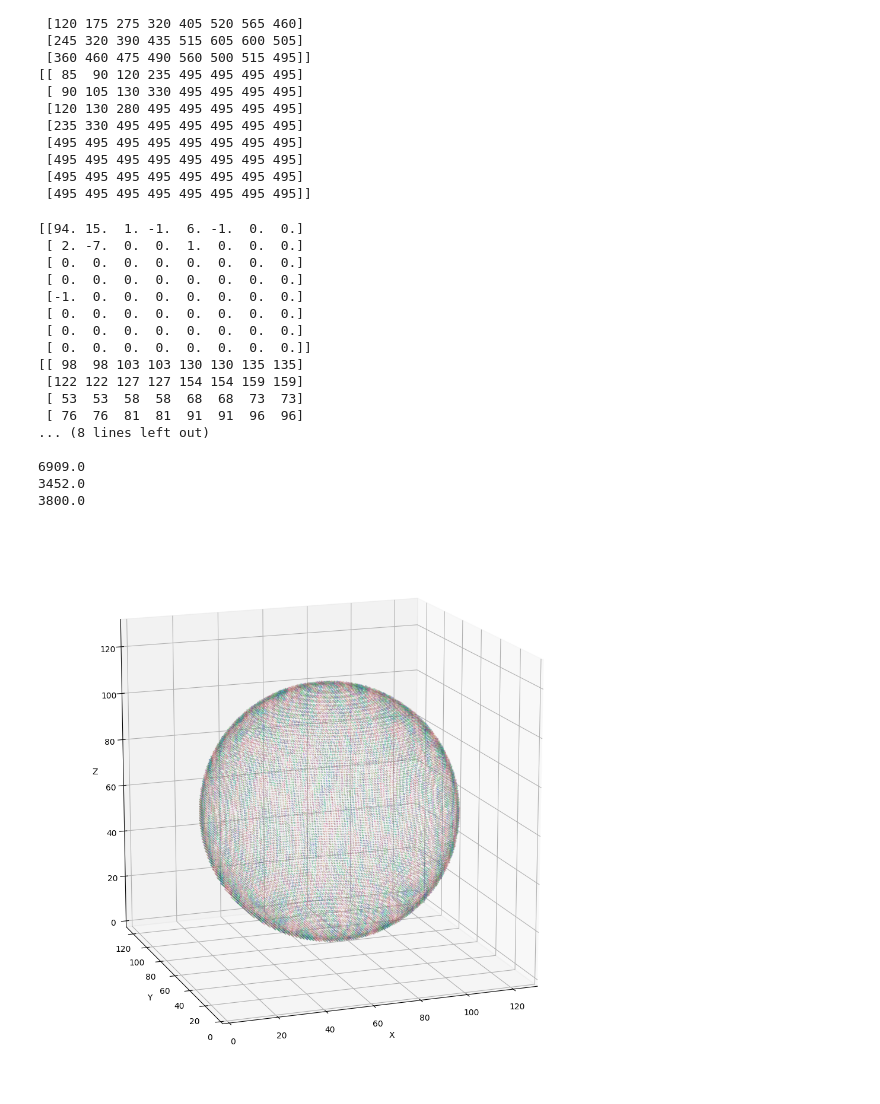
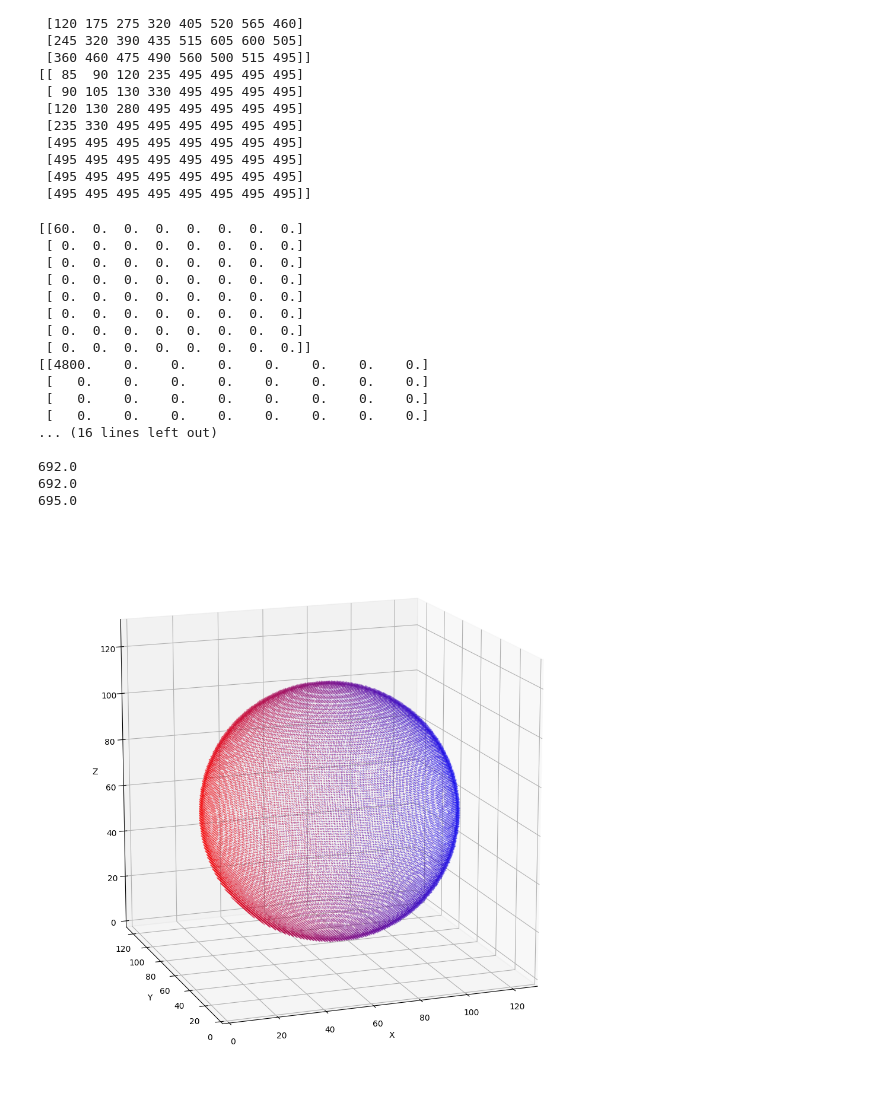
Before and after one commit to tubakun/game, a Jupyter notebook: keiro/3Dload_toridashi.ipynb, the cells around one changed output. Cells and saved outputs as stored; diff of their text form; code cells hidden in the pictures.

```diff
--- a/keiro/3Dload_toridashi.ipynb
+++ b/keiro/3Dload_toridashi.ipynb
@@ -70,12 +70,12 @@ color = np.zeros((dot, 3), dtype=int)
 
 # RGB値を設定
 for i in range(dot):
-    #red = 255 * (dot - i) // dot
-    #blue = 255 * i // dot
-    #green = 0
-    red = 3*i % 256
-    blue = 10*(i+120) % 256
-    green = 7*(i+240) % 256
+    red = 255 * (dot - i) // dot
+    blue = 255 * i // dot
+    green = 0
+    #red = 3*i % 256
+    #blue = 10*(i+120) % 256
+    #green = 7*(i+240) % 256
     color[i] = [red, green, blue]
 
 virtex_color = np.concatenate([virtex, color], 1)
@@ -466,6 +466,8 @@ for i in range(maisu):
     Y[i,:,:] = Y[i,:,:]*tableY
     Cr[i,:,:] = Cr[i,:,:]*tableC
     Cb[i,:,:] = Cb[i,:,:]*tableC
+    if i == 0:
+        print(Y[0,:,:])
     #if i == 0:print(Y[0,:,:])
 
 
@@ -519,42 +521,42 @@ print("\n")
 print(np.sum(nonzeroY))
 print(np.sum(nonzeroCr))
 print(np.sum(nonzeroCb))
 
 
 #像の表示
 fig = plt.figure(figsize = (12, 12))
 ax = fig.add_subplot(projection='3d')
 ax.set_title("", size = 20)
 ax.set_xlabel("X")
 ax.set_ylabel("Y")
 ax.set_zlabel("Z")
 ax.set_xlim(0,128)
 ax.set_ylim(0,128)
 ax.set_zlim(0,129)
 ax.scatter(virtex_colors_recrypt[:,0], virtex_colors_recrypt[:,1], virtex_colors_recrypt[:,2], s = 0.5, c = colors_recrypt_seikika, alpha = 0.3)
 ax.view_init(elev=15, azim=250)
 ax.set_aspect('equal')
 ax.axis("on")
 plt.show()
 
 #逆の操作をして元の配列に色を戻して表示する
 #DCT量子化後の配列の０でない要素の値の数を調べる
 # %% [output]
-[[94. 15.  1. -1.  6. -1.  0.  0.]
- [ 2. -7.  0.  0.  1.  0.  0.  0.]
+[[60.  0.  0.  0.  0.  0.  0.  0.]
  [ 0.  0.  0.  0.  0.  0.  0.  0.]
  [ 0.  0.  0.  0.  0.  0.  0.  0.]
- [-1.  0.  0.  0.  0.  0.  0.  0.]
+ [ 0.  0.  0.  0.  0.  0.  0.  0.]
+ [ 0.  0.  0.  0.  0.  0.  0.  0.]
  [ 0.  0.  0.  0.  0.  0.  0.  0.]
  [ 0.  0.  0.  0.  0.  0.  0.  0.]
  [ 0.  0.  0.  0.  0.  0.  0.  0.]]
-[[ 98  98 103 103 130 130 135 135]
- [122 122 127 127 154 154 159 159]
- [ 53  53  58  58  68  68  73  73]
- [ 76  76  81  81  91  91  96  96]
-... (8 lines left out)
+[[4800.    0.    0.    0.    0.    0.    0.    0.]
+ [   0.    0.    0.    0.    0.    0.    0.    0.]
+ [   0.    0.    0.    0.    0.    0.    0.    0.]
+ [   0.    0.    0.    0.    0.    0.    0.    0.]
+... (16 lines left out)
 
-6909.0
-3452.0
-3800.0
+692.0
+692.0
+695.0
-[figure, old version]
+[figure, new version]
```
Also changed, not shown: parts of 1 cell of this notebook, 43 other files.
